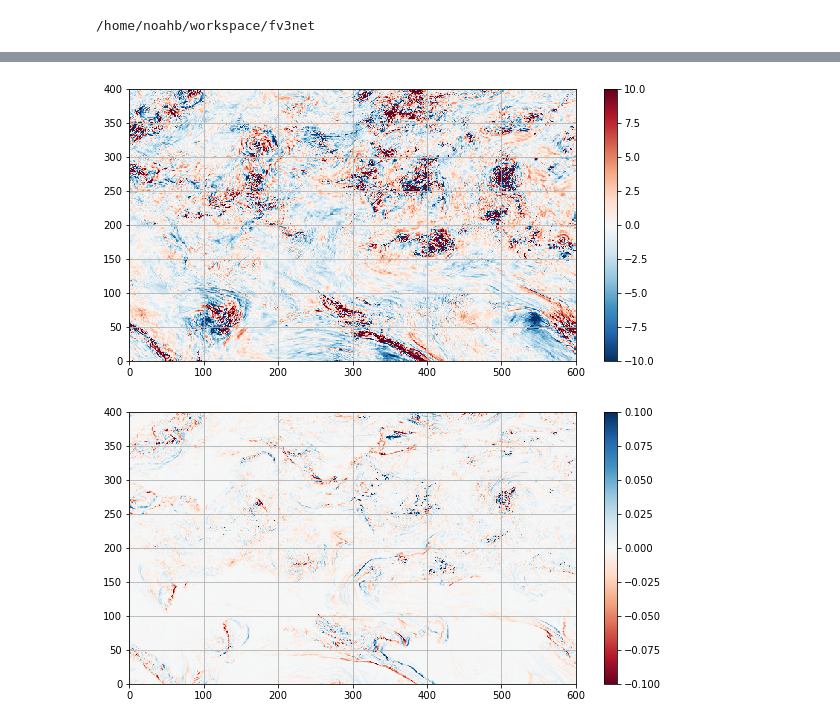
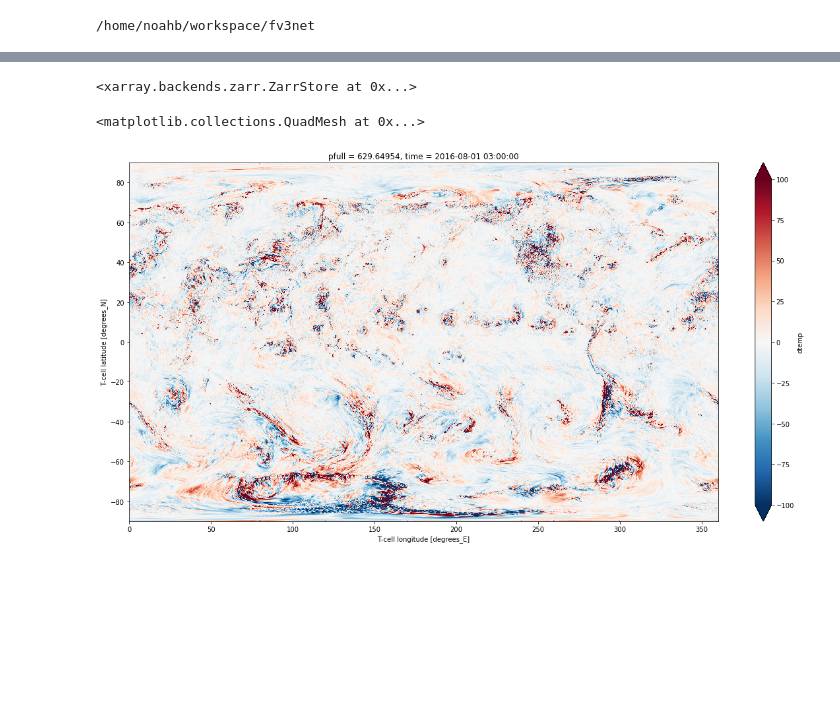
Before and after one commit to ai2cm/fv3net, a Jupyter notebook: notebooks/2019-08-05-develop-apparent-heating.ipynb, the cells around one changed output, grey strips where cells are left out. Cells and saved outputs as stored; diff of their text form; code cells hidden in the pictures; blank space fills up the shorter version.

```diff
--- a/notebooks/2019-08-05-develop-apparent-heating.ipynb
+++ b/notebooks/2019-08-05-develop-apparent-heating.ipynb
@@ -92,14 +14,0 @@ w_ind = data_3d.w.values[loc]
-# %%
-plt.figure(figsize=(10, 5))
-plt.pcolormesh(w_ind[zone].squeeze()*100, vmin=-10, vmax=10, cmap='RdBu_r')
-plt.colorbar()
-plt.grid()
-# %% [output]
-[figure, removed]
-# %%
-plt.figure(figsize=(10, 5))
-plt.pcolormesh(darg[zone].squeeze()*86400, vmin=-.1, vmax=.1, cmap='RdBu')
-plt.colorbar()
-plt.grid()
-# %% [output]
-[figure, removed]
@@ -105,0 +18,12 @@ plt.grid()
+# %%
+xr.Dataset({'dtemp': dtemp, 'dq': dq}).to_zarr("test.zarr", mode='w')
+# %% [output]
+<xarray.backends.zarr.ZarrStore at 0x...>
+# %%
+data = xr.open_zarr("test.zarr")
+# %%
+plt.figure(figsize=(20, 10))
+(data.dtemp[0,50]*86400).plot(vmax=100)
+# %% [output]
+<matplotlib.collections.QuadMesh at 0x...>
+[figure, added]
```
Also changed, not shown: parts of 12 cells of this notebook, 2 other files.
